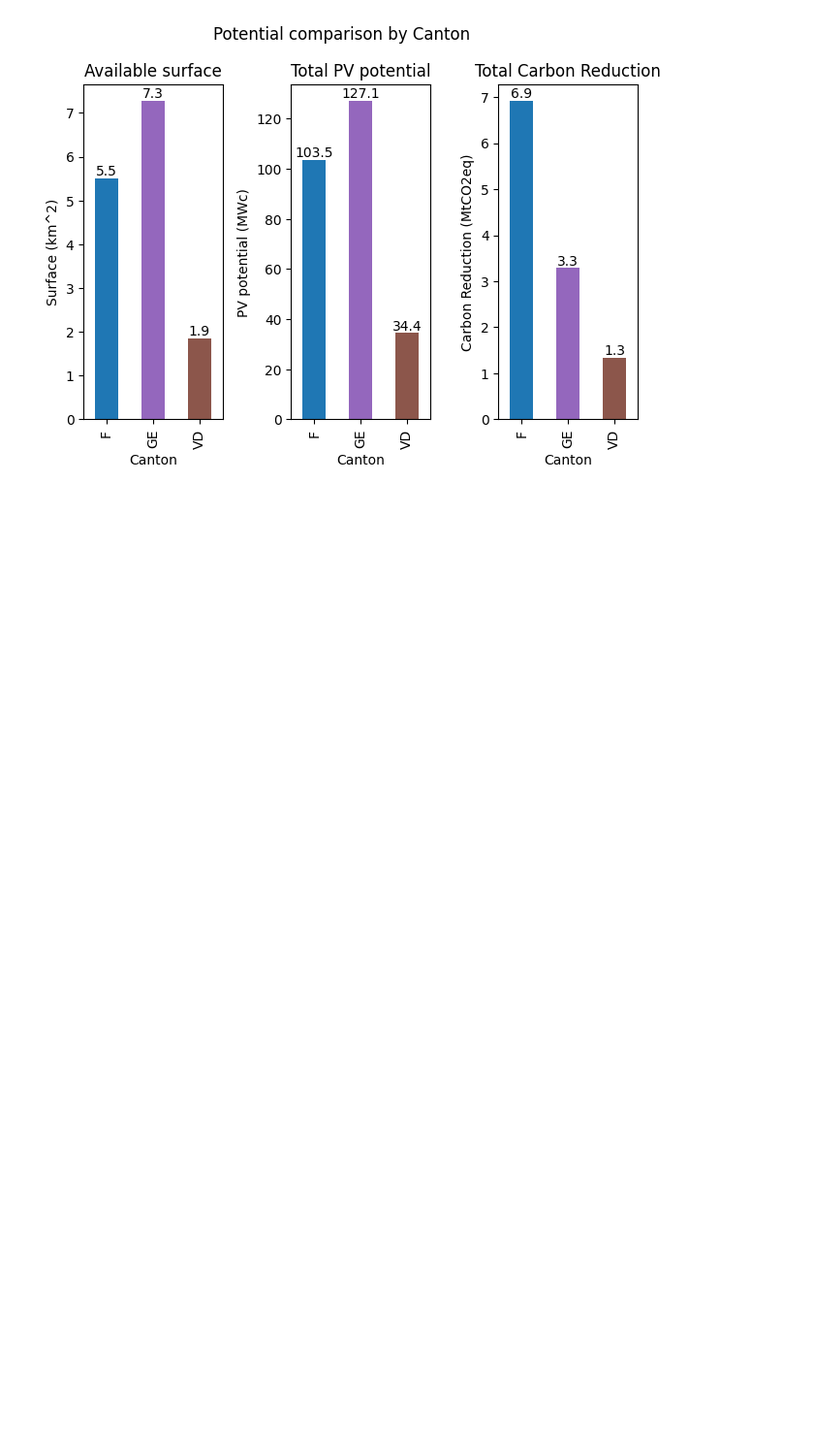
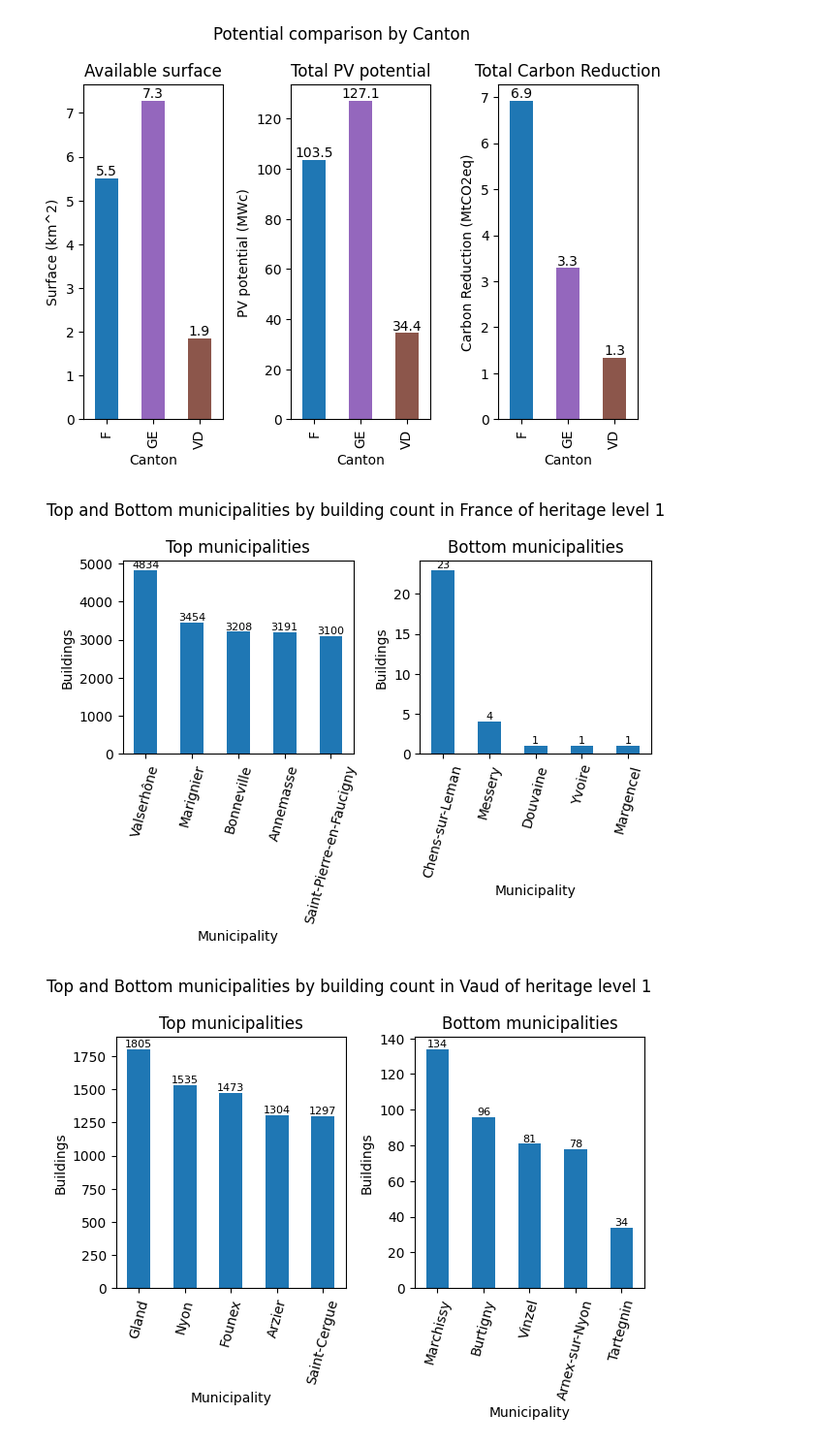
Before and after one commit to ouillliam/Solar_Project, a Jupyter notebook: solar_project.ipynb, the cells around one changed output. Shown at 97% size. Drawn from its saved outputs; the diff is of its cells as text; code cells hidden in the pictures; blank space fills up the shorter version.

```diff
--- a/solar_project.ipynb
+++ b/solar_project.ipynb
@@ -387,3 +387,63 @@ plt.show()
 # %% [output]
 [figure]
 [figure]
+# %%
+df = pd.DataFrame(data_pv[ data_pv["Heritage_Level"] == 1 ].groupby(["Canton","Municipality"])["EGID_final"].count().reset_index())
+df = df.rename(columns={"EGID_final" : "bat_count"})
+
+
+bat_communes_fr = df[df["Canton"] == "F"].set_index("Municipality")
+bat_communes_fr = bat_communes_fr.drop( bat_communes_fr[ (bat_communes_fr.index == "Perly-Certoux") | ( bat_communes_fr.index == "Thônex" ) | ( bat_communes_fr.index == "Bardonnex" ) ].index )
+bat_communes_vd = df[df["Canton"] == "VD"].set_index("Municipality")
+bat_communes_ge = df[df["Canton"] == "GE"].set_index("Municipality")
+
+# -----------------------------------------------------------------------
+
+fig, axes = plt.subplots(1,2)
+bat_communes_fr.sort_values("bat_count", ascending=False).head(5).plot(kind="bar", legend=None, title= "Top municipalities", ax=axes[0])
+axes[0].bar_label(axes[0].containers[0], fmt = '%.00f', size = 8)
+axes[0].set_ylabel("Buildings")
+axes[0].tick_params(axis='x', rotation=75)
+
+bat_communes_fr.sort_values("bat_count", ascending=False).tail(5).plot(kind="bar", legend=None, title= "Bottom municipalities", ax=axes[1])
+axes[1].bar_label(axes[1].containers[0], fmt = '%.00f', size = 8)
+axes[1].set_ylabel("Buildings")
+axes[1].tick_params(axis='x', rotation=75)
+fig.suptitle("Top and Bottom municipalities by building count in France of heritage level 1")
+fig.tight_layout()
+plt.show()
+
+# -----------------------------------------------------------------------
+
+fig, axes = plt.subplots(1,2)
+bat_communes_vd.sort_values("bat_count", ascending=False).head(5).plot(kind="bar", legend=None, title= "Top municipalities", ax=axes[0])
+axes[0].bar_label(axes[0].containers[0], fmt = '%.00f', size = 8)
+axes[0].set_ylabel("Buildings")
+axes[0].tick_params(axis='x', rotation=75)
+
+bat_communes_vd.sort_values("bat_count", ascending=False).tail(5).plot(kind="bar", legend=None, title= "Bottom municipalities", ax=axes[1])
+axes[1].bar_label(axes[1].containers[0], fmt = '%.00f', size = 8)
+axes[1].set_ylabel("Buildings")
+axes[1].tick_params(axis='x', rotation=75)
+fig.suptitle("Top and Bottom municipalities by building count in Vaud of heritage level 1")
+fig.tight_layout()
+plt.show()
+
+# -----------------------------------------------------------------------
+
+fig, axes = plt.subplots(1,2)
+bat_communes_ge.sort_values("bat_count", ascending=False).head(5).plot(kind="bar", legend=None, title= "Top municipalities", ax=axes[0])
+axes[0].bar_label(axes[0].containers[0], fmt = '%.00f', size = 8)
+axes[0].set_ylabel("Buildings")
+axes[0].tick_params(axis='x', rotation=75)
+
+bat_communes_ge.sort_values("bat_count", ascending=False).tail(5).plot(kind="bar", legend=None, title= "Bottom municipalities", ax=axes[1])
+axes[1].bar_label(axes[1].containers[0], fmt = '%.00f', size = 8)
+axes[1].set_ylabel("Buildings")
+axes[1].tick_params(axis='x', rotation=75)
+fig.suptitle("Top and Bottom municipalities by building count in Geneva of heritage level 1")
+fig.tight_layout()
+plt.show()
+# %% [output]
+[figure, added]
+[figure, added]
```
Also changed, not shown: parts of 9 cells of this notebook.
